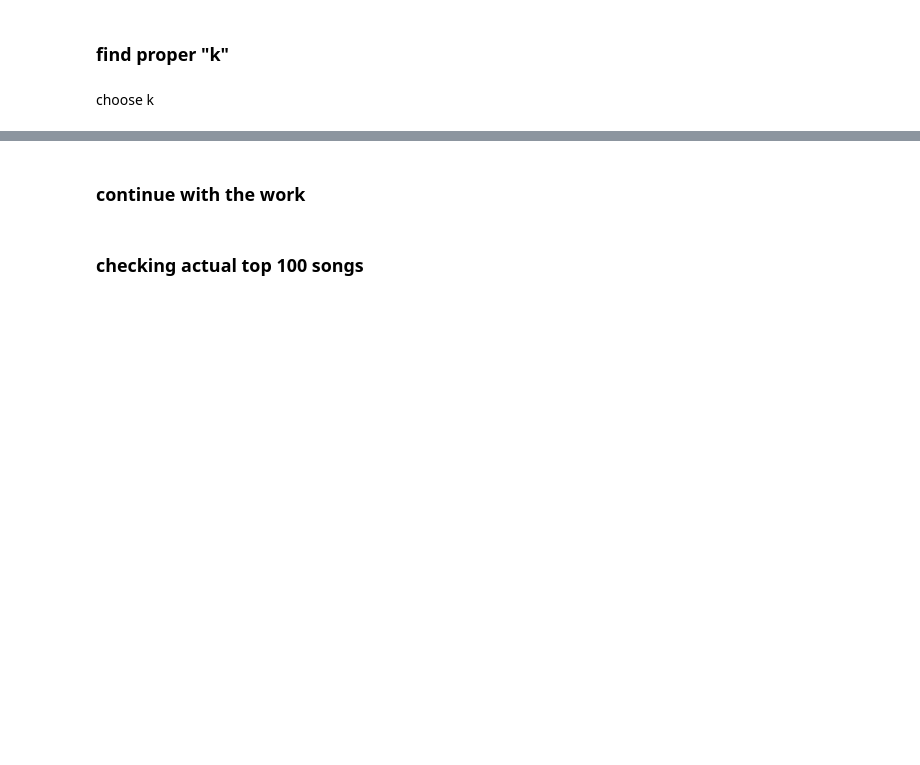
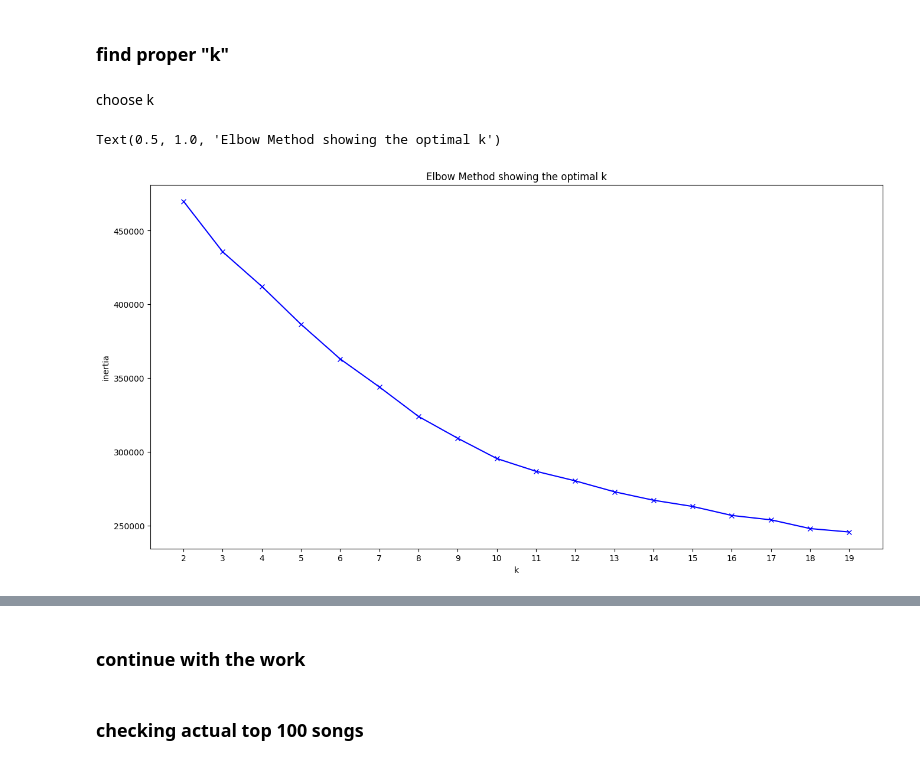
Before and after one commit to mdimasaac/lab-unsupervised-learning-intro, a Jupyter notebook: clustering, make recommendation.ipynb, the cells around one changed output, grey strips where cells are left out. Cells and saved outputs as stored; diff of their text form; code cells hidden in the pictures; blank space fills up the shorter version.

```diff
--- a/clustering, make recommendation.ipynb
+++ b/clustering, make recommendation.ipynb
@@ -22,5 +32,5 @@ data = pd.read_csv("songlists.csv")
 data = data.dropna()
 X = data.select_dtypes(include=np.number)
 # %%
-scaler = StandardScaler().fit(X)
-X_prep = scaler.transform(X)
+scaler = StandardScaler().fit(X_train)
+X_pred = scaler.transform(X)
@@ -27,3 +53,7 @@ X_prep = scaler.transform(X)
+# %%
+pca = PCA(10) # number of features
+pca.fit(X_pred)
+X_pred_pca = pca.transform(X_pred)
 # %% [markdown]
 ### find proper "k"
 # %% [markdown]
@@ -31,17 +61,20 @@ choose k
 # %%
 K = range(2, 20)
 inertia = []
 
 for k in K:
     kmeans = cluster.KMeans(n_clusters=k,
                     random_state=1234)
-    kmeans.fit(X_prep)
+    kmeans.fit(X_pred)
     inertia.append(kmeans.inertia_)
 
 plt.figure(figsize=(16,8))
 plt.plot(K, inertia, 'bx-')
 plt.xlabel('k')
 plt.ylabel('inertia')
 plt.xticks(np.arange(min(K), max(K)+1, 1.0))
 plt.title('Elbow Method showing the optimal k')
+# %% [output]
+Text(0.5, 1.0, 'Elbow Method showing the optimal k')
+[figure, added]
 # %%
```
Also changed, not shown: parts of 13 cells of this notebook, 1 other file.
